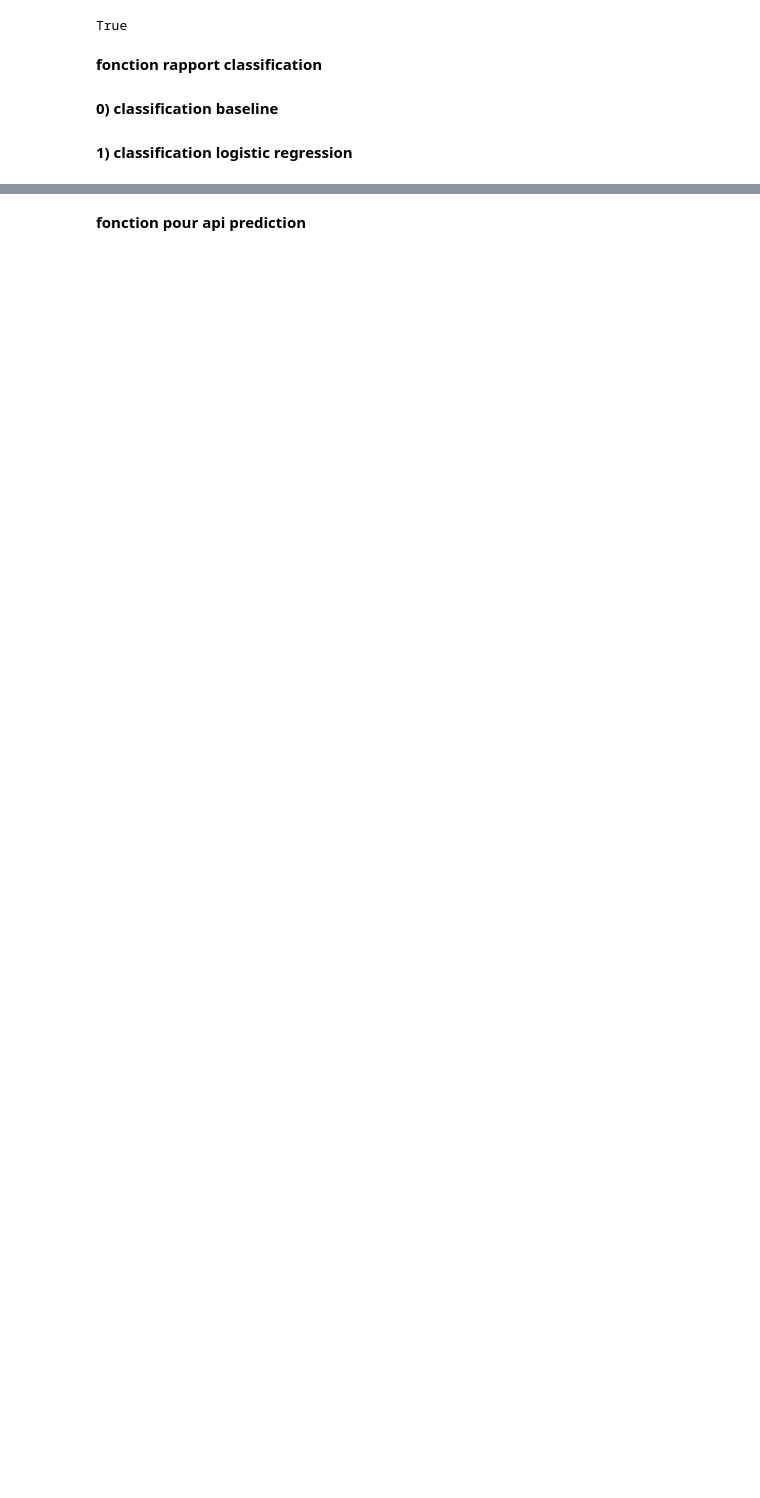
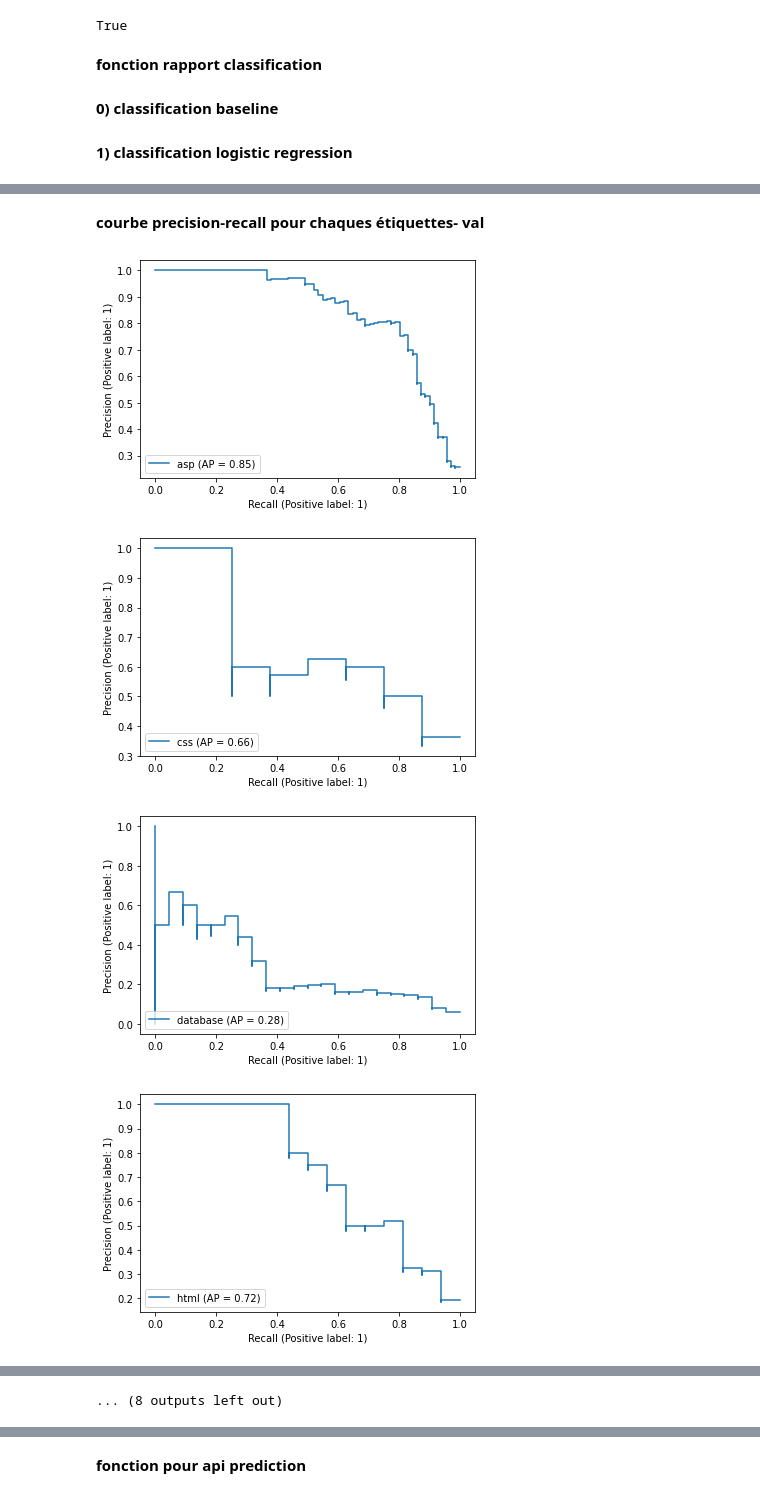
Before and after one commit to Loridan/openclassrooms-iml-projects, a Jupyter notebook: project5/P05_02_notebook_modelisation.ipynb, the cells around one changed output, grey strips where cells are left out. Saved outputs shown, nothing was run; the diff lists cells and outputs as text; code cells hidden in the pictures; blank space fills up the shorter version.

```diff
--- a/project5/P05_02_notebook_modelisation.ipynb
+++ b/project5/P05_02_notebook_modelisation.ipynb
@@ -285 +308,13 @@ for i, label in enumerate(tags.columns.tolist()):
 ... (8 outputs left out)
+# %% [markdown]
+**courbe precision-recall pour chaques étiquettes- val**
+# %%
+from sklearn.metrics import plot_precision_recall_curve
+
+for i, label in enumerate(tags.columns.tolist()):
+        plot_precision_recall_curve(gscv_logistic_regression.best_estimator_.estimators_[i], X_val_tfidf, y_val[:,i].T, name=label)
+# %% [output]
+[figure, added]
+[figure, added]
+[figure, added]
+[figure, added]
@@ -285,0 +329 @@ for i, label in enumerate(tags.columns.tolist()):
+... (8 outputs left out)
```
Also changed, not shown: parts of 59 cells of this notebook.
